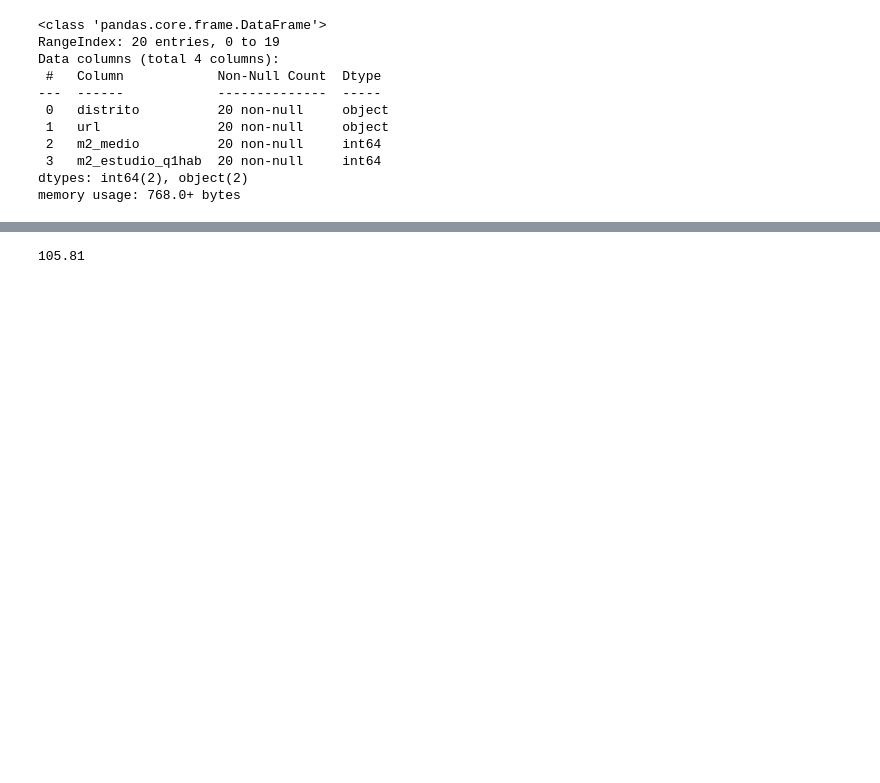
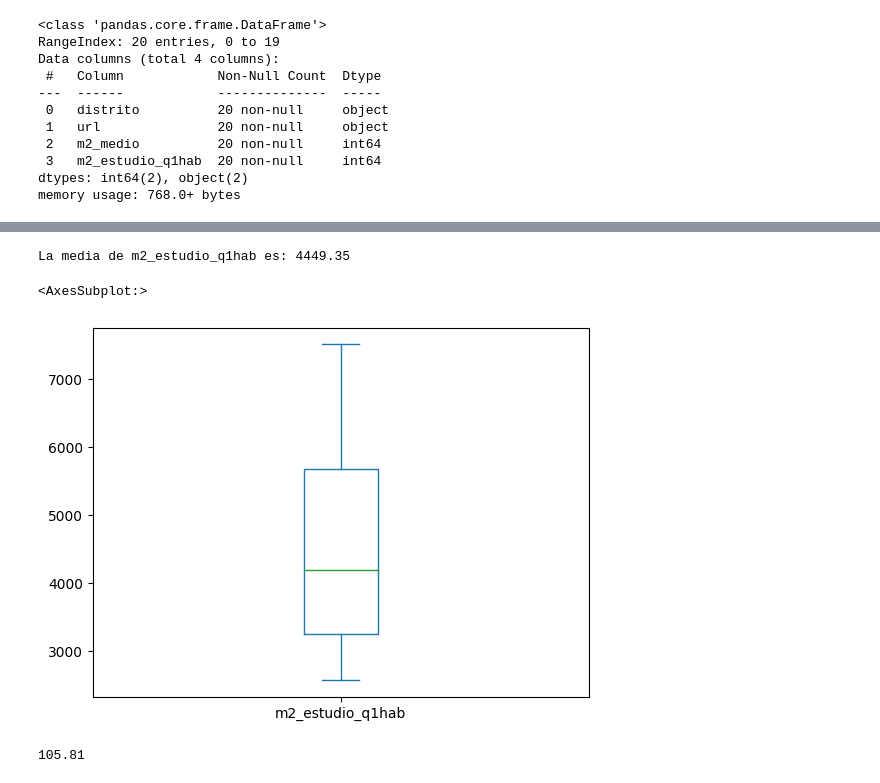
Before and after one commit to DaianaSaenz/EDA-CASAS-CONTENEDOR, a Jupyter notebook: src/main.ipynb, the cells around one changed output, grey strips where cells are left out. Cells and saved outputs as stored; diff of their text form; code cells hidden in the pictures; blank space fills up the shorter version.

```diff
--- a/src/main.ipynb
+++ b/src/main.ipynb
@@ -133,3 +149,21 @@ import matplotlib.pyplot as plt
+# %%
+#vamos a realizar una grafica mas para poder observar cuales serian los distritos mas caros en madrid:
+#calculamos primero la media de precios del m2 de un estudio
+media_m2_estudio_q1hab = df_precio_m2_por_distrito['m2_estudio_q1hab'].mean()
+
+print('La media de m2_estudio_q1hab es:', media_m2_estudio_q1hab)
+
+mascara = df_precio_m2_por_distrito['m2_estudio_q1hab'] > media_m2_estudio_q1hab
+filas_altas = df_precio_m2_por_distrito[mascara]
+
+filas_altas
+
+
+df_precio_m2_por_distrito.m2_estudio_q1hab.plot.box()
+# %% [output]
+La media de m2_estudio_q1hab es: 4449.35
+<AxesSubplot:>
+[figure, added]
 # %%
 import folium
 from folium import plugins
```
Also changed, not shown: parts of 17 cells of this notebook, 4 other files.
